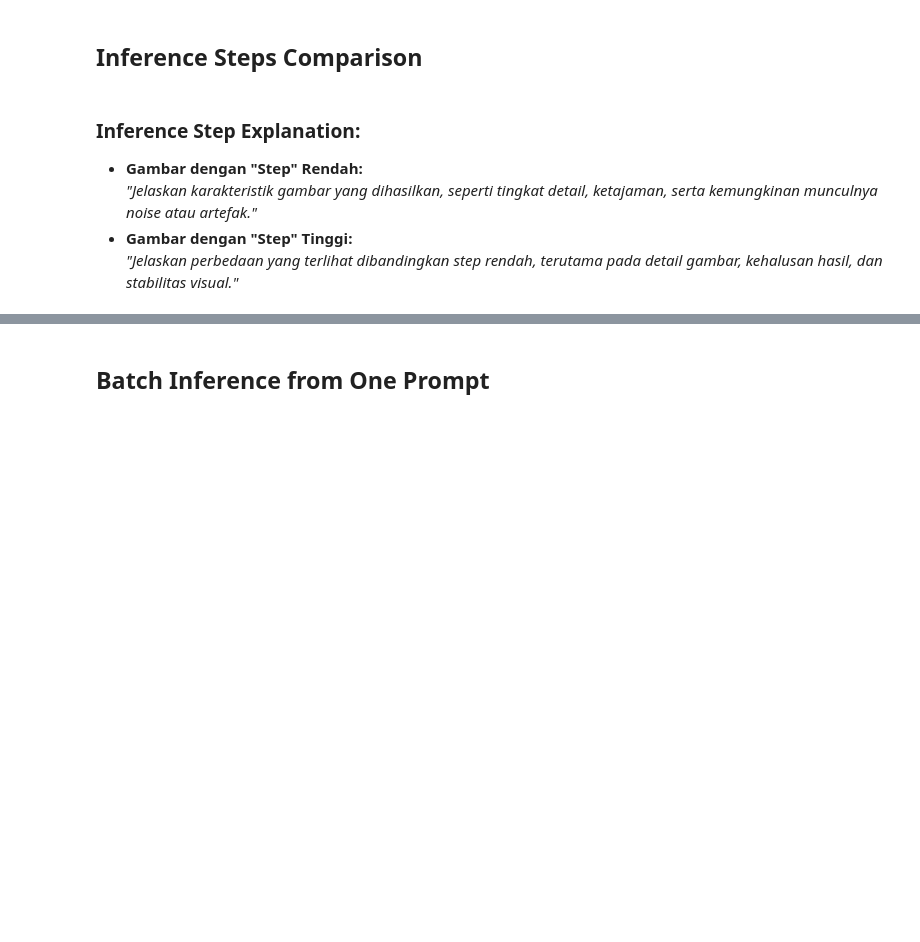
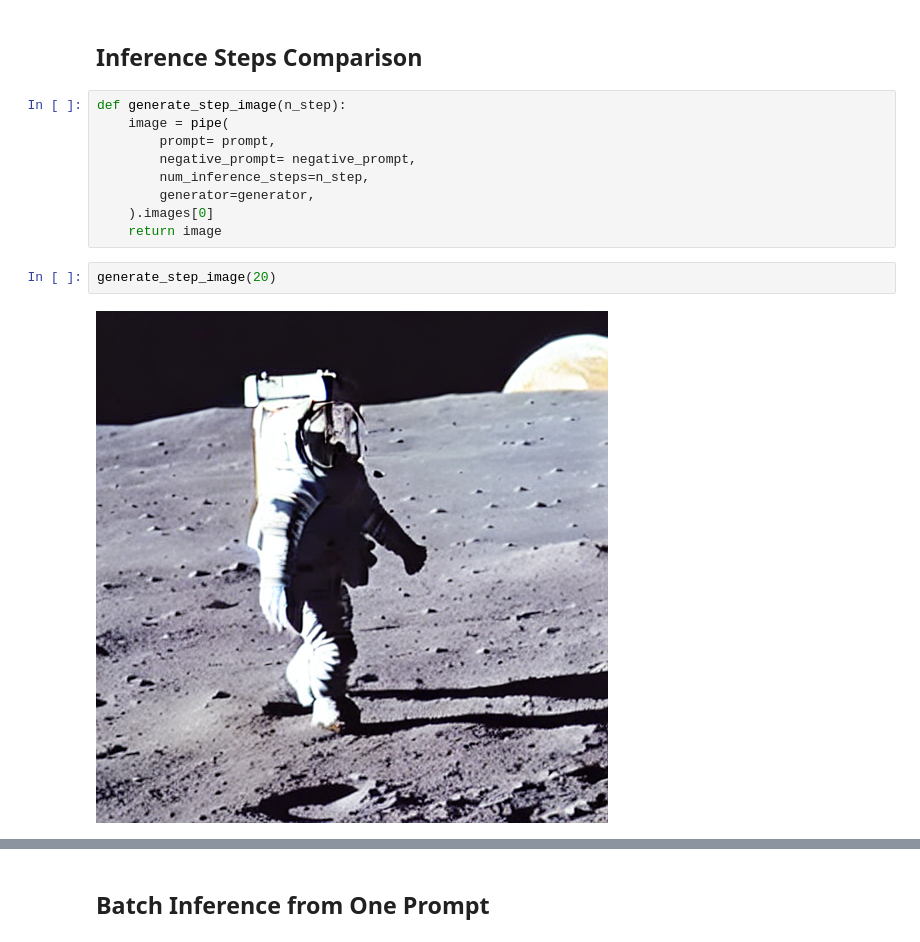
Before and after one commit to RizkyMlana/Generation-Image, a Jupyter notebook: Pipeline_submission_BFGAI_Rizky Maulana Saputra.ipynb, the cells around one changed output, grey strips where cells are left out. Saved outputs shown, nothing was run; the diff lists cells and outputs as text; blank space fills up the shorter version.

```diff
--- a/Pipeline_submission_BFGAI_Rizky Maulana Saputra.ipynb
+++ b/Pipeline_submission_BFGAI_Rizky Maulana Saputra.ipynb
@@ -104,9 +118,15 @@ generate_gscale_image(50)
 # %% [markdown]
 ## **Inference Steps Comparison**
-# %% [markdown]
-### **Inference Step Explanation:**
-
-*   **Gambar dengan "Step" Rendah:**
-*"Jelaskan karakteristik gambar yang dihasilkan, seperti tingkat detail, ketajaman, serta kemungkinan munculnya noise atau artefak."*
-*   **Gambar dengan "Step" Tinggi:**
-*"Jelaskan perbedaan yang terlihat dibandingkan step rendah, terutama pada detail gambar, kehalusan hasil, dan stabilitas visual."*
+# %%
+def generate_step_image(n_step):
+    image = pipe(
+        prompt= prompt,
+        negative_prompt= negative_prompt,
+        num_inference_steps=n_step,
+        generator=generator,
+    ).images[0]
+    return image
+# %%
+generate_step_image(20)
+# %% [output]
+[figure, added]
```
Also changed, not shown: parts of 17 cells of this notebook.
